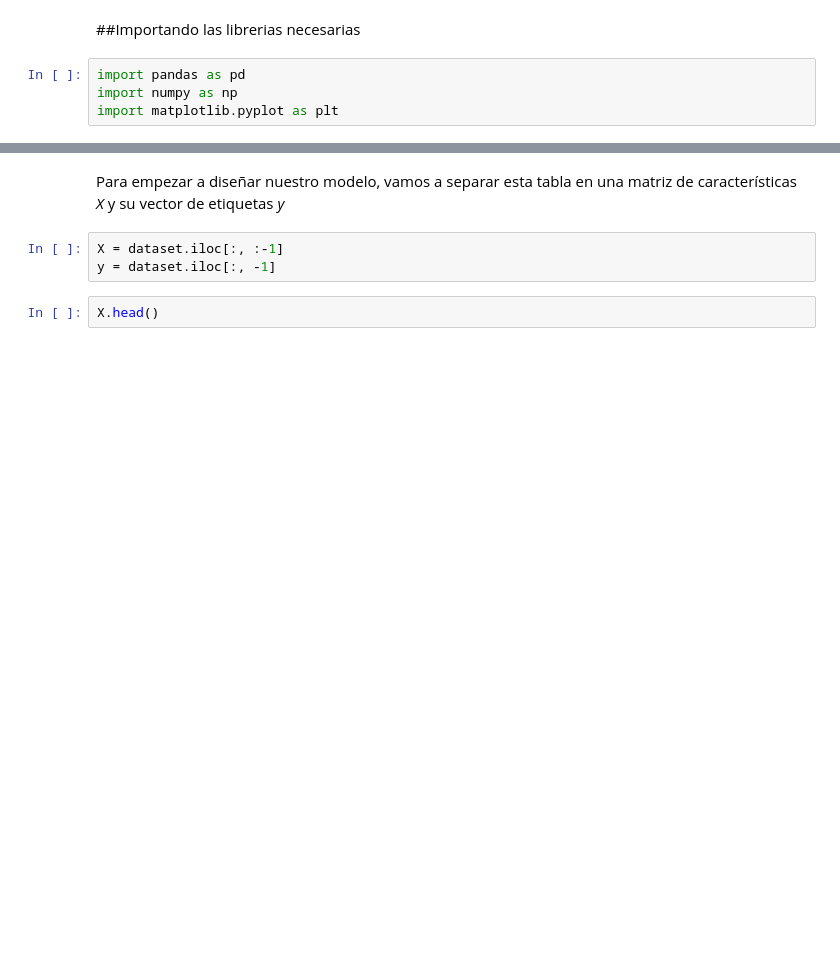
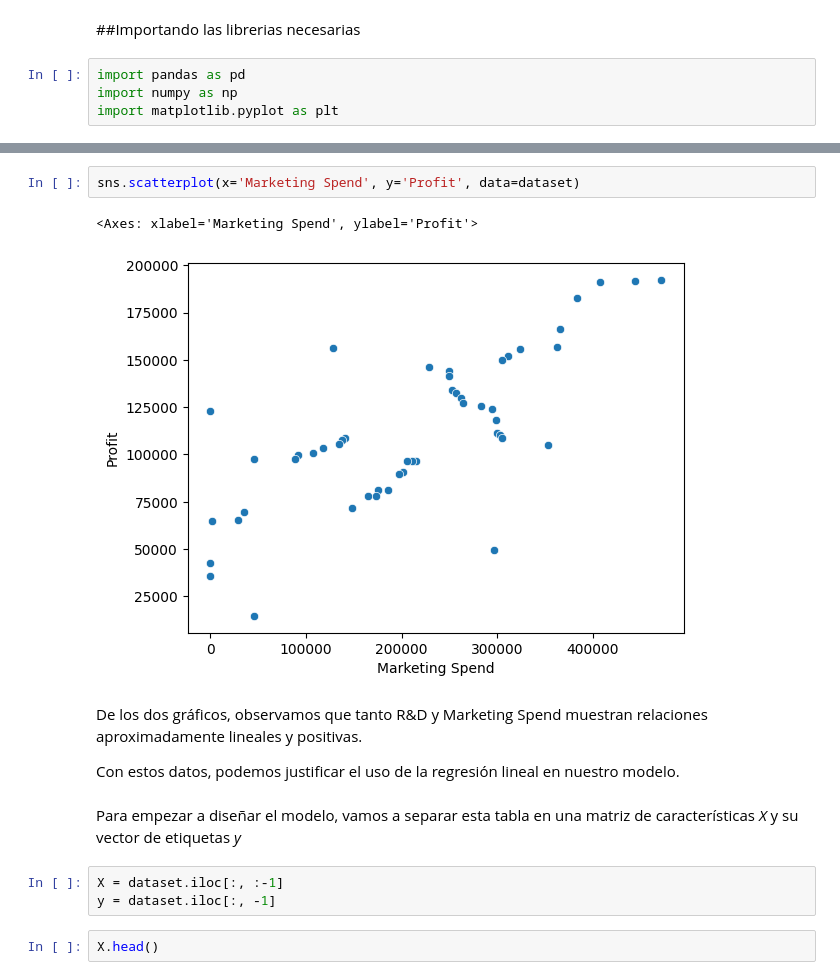
Before and after one commit to evcereti/Aprendiendo_ML_y_DS, a Jupyter notebook: regresion_lineal_multiple_scikit_learn.ipynb, the cells around one changed output, grey strips where cells are left out. Cells and saved outputs as stored; diff of their text form; blank space fills up the shorter version.

```diff
--- a/regresion_lineal_multiple_scikit_learn.ipynb
+++ b/regresion_lineal_multiple_scikit_learn.ipynb
@@ -33,5 +63,14 @@ sns.pairplot(dataset)
+# %%
+sns.scatterplot(x='Marketing Spend', y='Profit', data=dataset)
+# %% [output]
+<Axes: xlabel='Marketing Spend', ylabel='Profit'>
+[figure, added]
+# %% [markdown]
+De los dos gráficos, observamos que tanto R&D y Marketing Spend muestran relaciones aproximadamente lineales y positivas.
+
+Con estos datos, podemos justificar el uso de la regresión lineal en nuestro modelo.
 # %% [markdown]
-Para empezar a diseñar nuestro modelo, vamos a separar esta tabla en una matriz de características _X_ y su vector de etiquetas _y_
+Para empezar a diseñar el modelo, vamos a separar esta tabla en una matriz de características _X_ y su vector de etiquetas _y_
 # %%
 X = dataset.iloc[:, :-1]
 y = dataset.iloc[:, -1]
```
Also changed, not shown: parts of 12 cells of this notebook.
